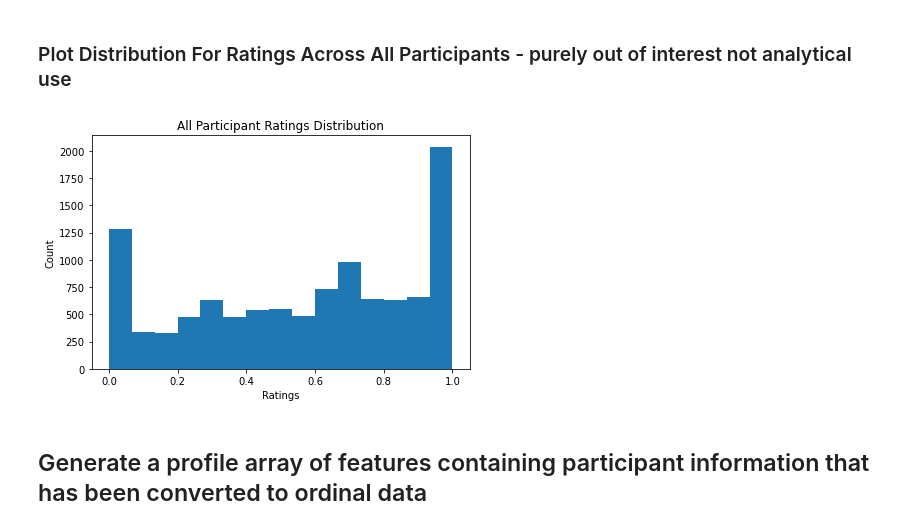
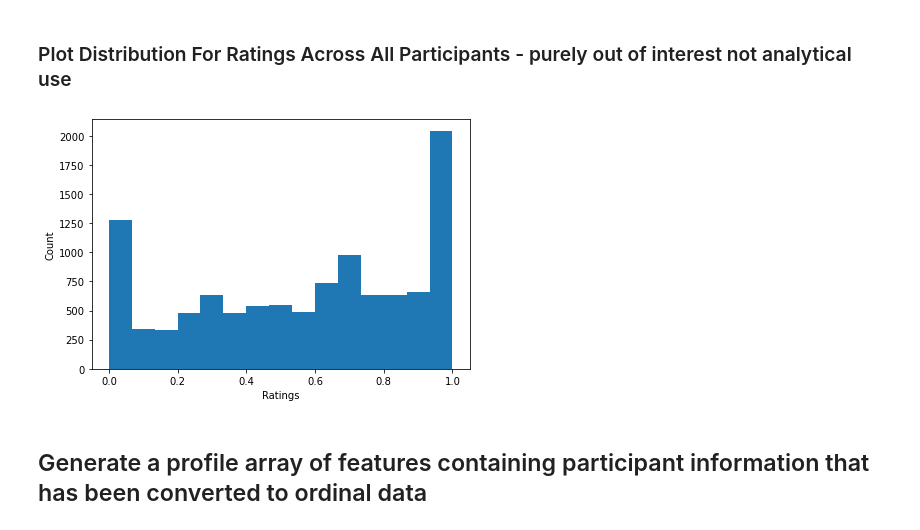
Before and after one commit to Trebolium/VoicePerception, a Jupyter notebook: Exploratory Study on Perceptual Spaces of the Singing Voice.ipynb, the cells around one changed output. Drawn from its saved outputs; the diff is of its cells as text; code cells hidden in the pictures.

```diff
--- a/Exploratory Study on Perceptual Spaces of the Singing Voice.ipynb
+++ b/Exploratory Study on Perceptual Spaces of the Singing Voice.ipynb
@@ -713,13 +921,13 @@ indices_for_high_female_session = np.setdiff1d(indices_for_female_sessions, indi
 # Combine index lists for same variable types (all lists)
 
 indices_grouped_by_session = []
-for session in session_names:
+for session in session_cond_names:
     indices_for_specific_session = indices_by_key_value(h5_ram, 'participant_info', 1, session)
     indices_grouped_by_session.append(indices_for_specific_session)
 
 
 indices_grouped_by_singer = []
-for singer in singer_names:
+for singer in singer_cond_names:
     indices_for_specific_singer = indices_by_key_value(h5_ram, 'participant_info', 1, singer)
     indices_grouped_by_singer.append(indices_for_specific_singer)
 
@@ -736,10 +944,10 @@ indices_grouped_individually = [[i] for i in range(60)]
 # %%
 print_monitor=False
 intra_session_ratings = class_rating_distributions(h5_ram, indices_grouped_by_session,
-                                                   class_pairs, session_names, 'intra_session_distributions',
+                                                   class_pairs, session_cond_names, 'intra_session_distributions',
                                                    show_plot=False, print_monitor=print_monitor)
 intra_singer_ratings = class_rating_distributions(h5_ram, indices_grouped_by_singer,
-                                                  class_pairs, singer_names, 'intra_singer_distributions',
+                                                  class_pairs, singer_cond_names, 'intra_singer_distributions',
                                                    show_plot=False, print_monitor=print_monitor)
 intra_register_ratings = class_rating_distributions(h5_ram, indices_grouped_by_register,
                                                     class_pairs, register_cond_names, 'intra_register_distributions',
@@ -758,8 +966,8 @@ group_names = ['intra_session_ratings',
                  'intra_register_ratings',
                  'intra_gender_ratings']
 
-condition_names = [session_names,
-                   singer_names,
+condition_names = [session_cond_names,
+                   singer_cond_names,
                    register_cond_names,
                    gender_cond_names]
 # %% [markdown]
@@ -788,7 +1046,7 @@ for experiment_idx in range(num_experiments):
         plt.hist(flattened_dissim_matrix, bins=15)
         os.makedirs(directory_name, exist_ok=True)
         title ='Experiment_idx {0} ratings'.format(experiment_idx)
-        plt.title(title)
+        # plt.title(title)
         plt.tight_layout()
         if save_plot:
             plt.savefig(directory_name +'/' +'Experiment_idx {0} ratings'.format(experiment_idx))
@@ -810,21 +1068,21 @@ for r_idx in random_ints:
 # %%
 # histogram representation used to represent continous data distribution
 flattened_flattened_participant_ratings_list = [rating
                                                 for participant in flattened_participant_ratings_list
                                                 for rating in participant]
 plt.hist(flattened_flattened_participant_ratings_list, bins=15)
 os.makedirs(directory_name, exist_ok=True)
 title ='All Participant Ratings Distribution'
-plt.title(title)
+# # plt.title(title)
 plt.tight_layout()
 plt.xlabel('Ratings')
 plt.ylabel('Count')
-if save_plot:
+if True:
     plt.savefig(directory_name +'/' +'All Participant Ratings')
 plt.show()
 plt.close()
 # %% [output]
-[figure, old version]
+[figure, new version]
 # %% [markdown]
 ## Generate a profile array of features containing participant information that has been converted to ordinal data
 # %%
```
Also changed, not shown: parts of 102 cells of this notebook, 2 other files.
